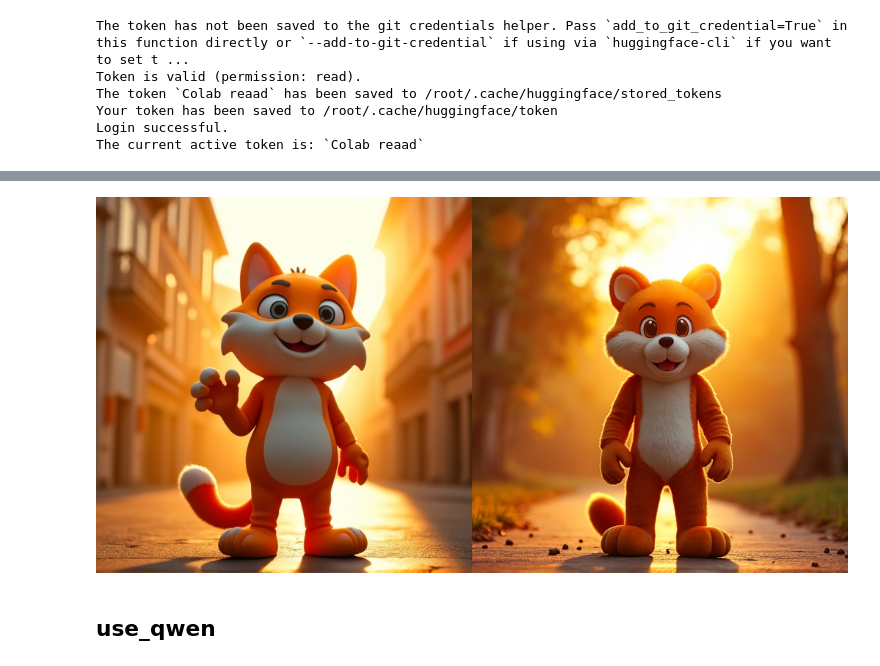
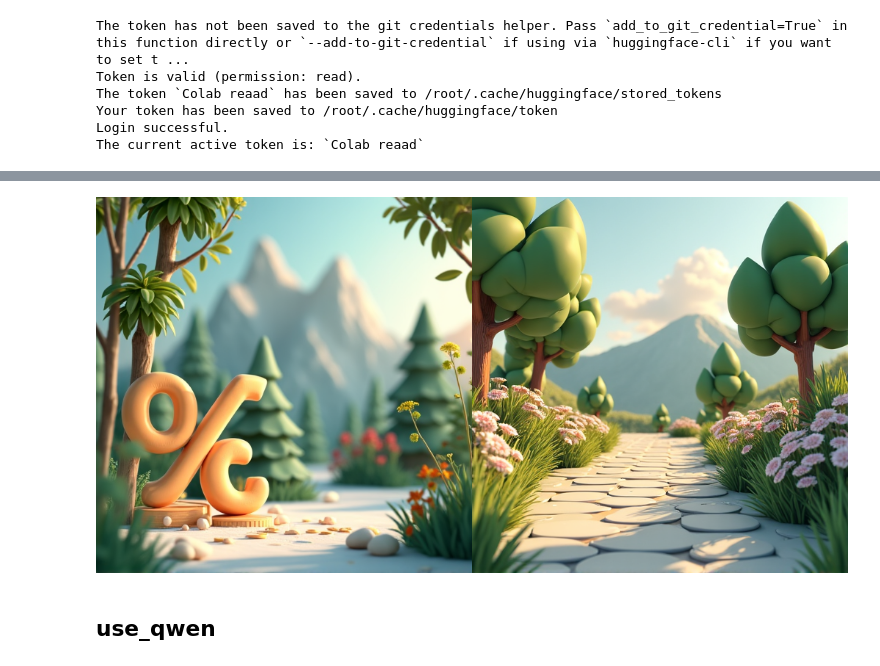
Before and after one commit to Mike030668/Qwen_prompter_for_Flux_demo, a Jupyter notebook: notebooks/Flux_Qwen_colab.ipynb, the cells around one changed output, grey strips where cells are left out. Saved outputs shown, nothing was run; the diff lists cells and outputs as text; code cells hidden in the pictures.

```diff
--- a/notebooks/Flux_Qwen_colab.ipynb
+++ b/notebooks/Flux_Qwen_colab.ipynb
@@ -60,14 +60,14 @@ The current active token is: `Colab reaad`
 # %%
 %cd /content//ranger_generation
 !pip install -e . --quiet
-!python3 scripts/demo_flux.py \
-  "Sbercat mascot standing center frame under backlit warm sunlight, photorealistic style" \
-  -n 2 -W 512 -H 512 -s 30 -g 7.5 \
-  --seeds 222,333 \
-  -o "./test_gen/out_demo_flux.png"
+
+prompt = "реклама сбер карты с процентом по депозиту в 3D стиле на фоне природы"
+output_path = "./test_gen/out_demo_flux.png"
+
+!python3 scripts/demo_flux.py "{prompt}" -n 2 -W 512 -H 512 -s 30 -g 7.5 --seeds 222,333 -o "{output_path}"
 
 from IPython.display import Image, display
-display(Image("./test_gen/out_demo_flux.png"))
+display(Image(output_path))
 # %% [output]
 /content/ranger_generation
   Installing build dependencies ... done
@@ -84,6 +84,6 @@ E0000 00:00:1752216993.897074   15863 cuda_blas.cc:1418] Unable to register cuBL
 To enable the following instructions: AVX2 AVX512F AVX512_VNNI FMA, in other operations, rebuild TensorFlow with the appropriate compiler flags.
 Saved grid → ./test_gen/out_demo_flux.png
-[figure, old version]
+[figure, new version]
 # %% [markdown]
 ## use_qwen
 # %%
```
Also changed, not shown: parts of 4 cells of this notebook.
